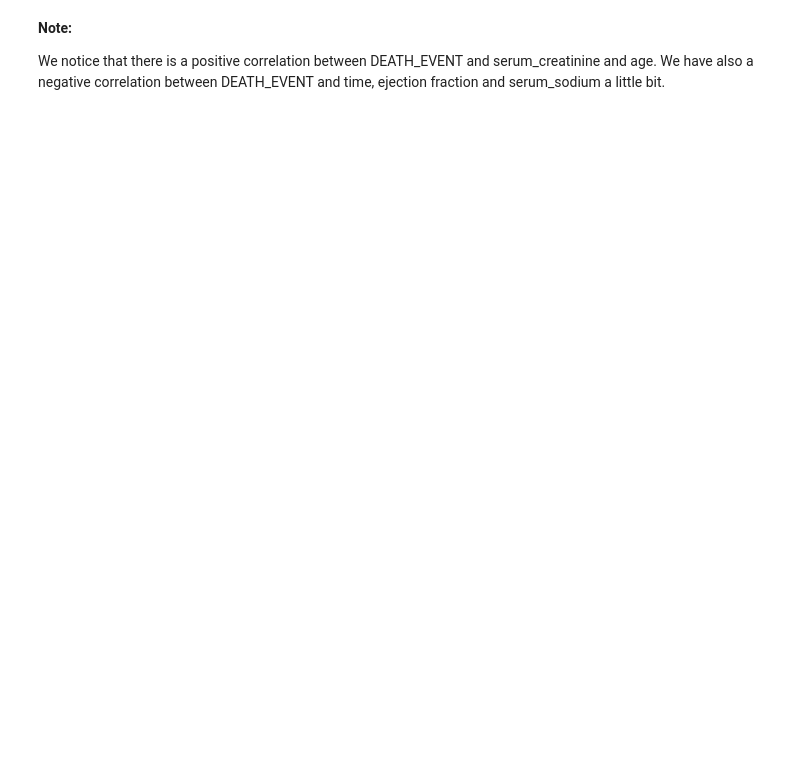
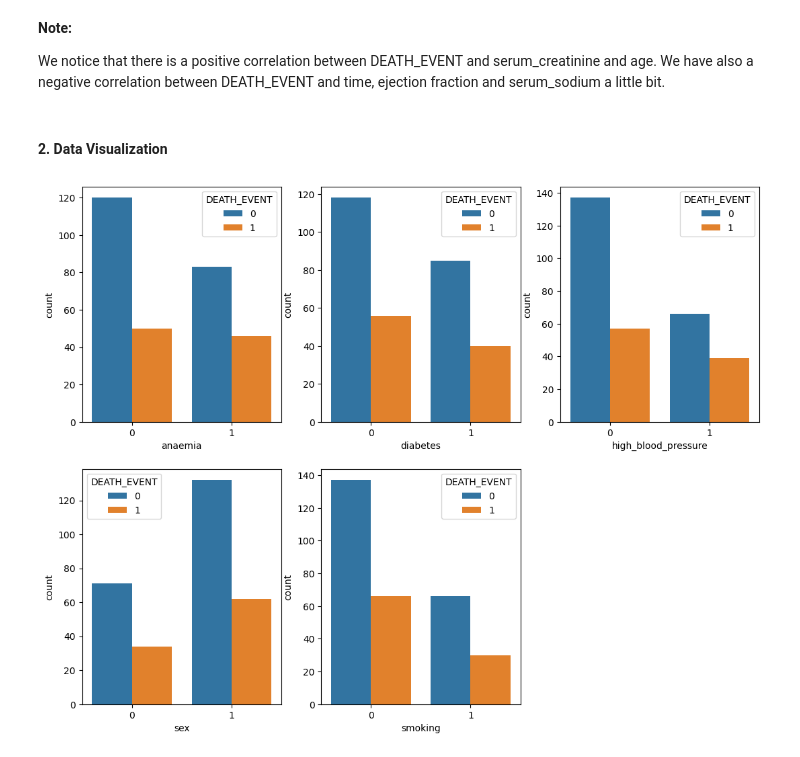
Before and after one commit to adi-kgp/analytics-projects, a Jupyter notebook: heart-failure-prediction/heart-failure-prediction-ml.ipynb, the cells around one changed output. Cells and saved outputs as stored; diff of their text form; code cells hidden in the pictures; blank space fills up the shorter version.

Commit message:
performed eda and predictions on heart failure data using sklearn

```diff
--- a/heart-failure-prediction/heart-failure-prediction-ml.ipynb
+++ b/heart-failure-prediction/heart-failure-prediction-ml.ipynb
@@ -56,8 +56,8 @@ data.head()
 # %%
 # We split our dataset into two categories to make it easier for analysis
 
-categorical_variables = data[["anaemia", "diabetes", "high_blood_pressure", "sex", "smoking"]]
-continuous_variables = data[["age", "creatinine_phosphokinase", "ejection_fraction", "platelets", "serum_creatinine", "serum_sodium", "time"]]
+categorical_data = data[["anaemia", "diabetes", "high_blood_pressure", "sex", "smoking"]]
+continuous_data = data[["age", "creatinine_phosphokinase", "ejection_fraction", "platelets", "serum_creatinine", "serum_sodium", "time"]]
 # %% [markdown]
 **Notes for categorical data:**
 
@@ -184,3 +184,5 @@ data.corr()
 **Note:**
 
 We notice that there is a positive correlation between DEATH_EVENT and serum_creatinine and age. We have also a negative correlation between DEATH_EVENT and time, ejection fraction and serum_sodium a little bit.
+# %% [markdown]
+#### 2. Data Visualization
@@ -186,0 +192,10 @@ We notice that there is a positive correlation between DEATH_EVENT and serum_cre
+# %%
+# Plotting the impact of categorical variables on DEATH_EVENT
+
+plt.figure(figsize=(13,10))
+for i, cat in enumerate(categorical_data):
+    plt.subplot(2, 3, i+1)
+    sns.countplot(data = data, x = cat, hue = "DEATH_EVENT")
+plt.show()
+# %% [output]
+[figure, added]
```
Also changed, not shown: parts of 32 cells of this notebook.
